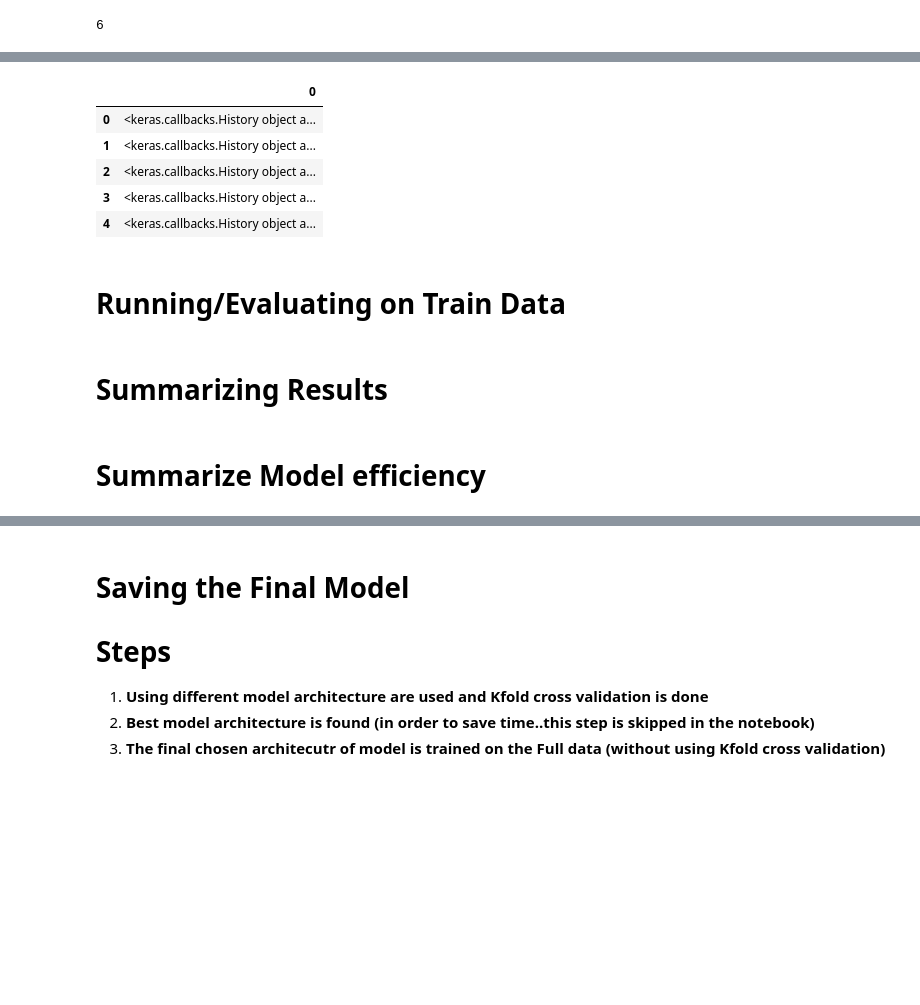
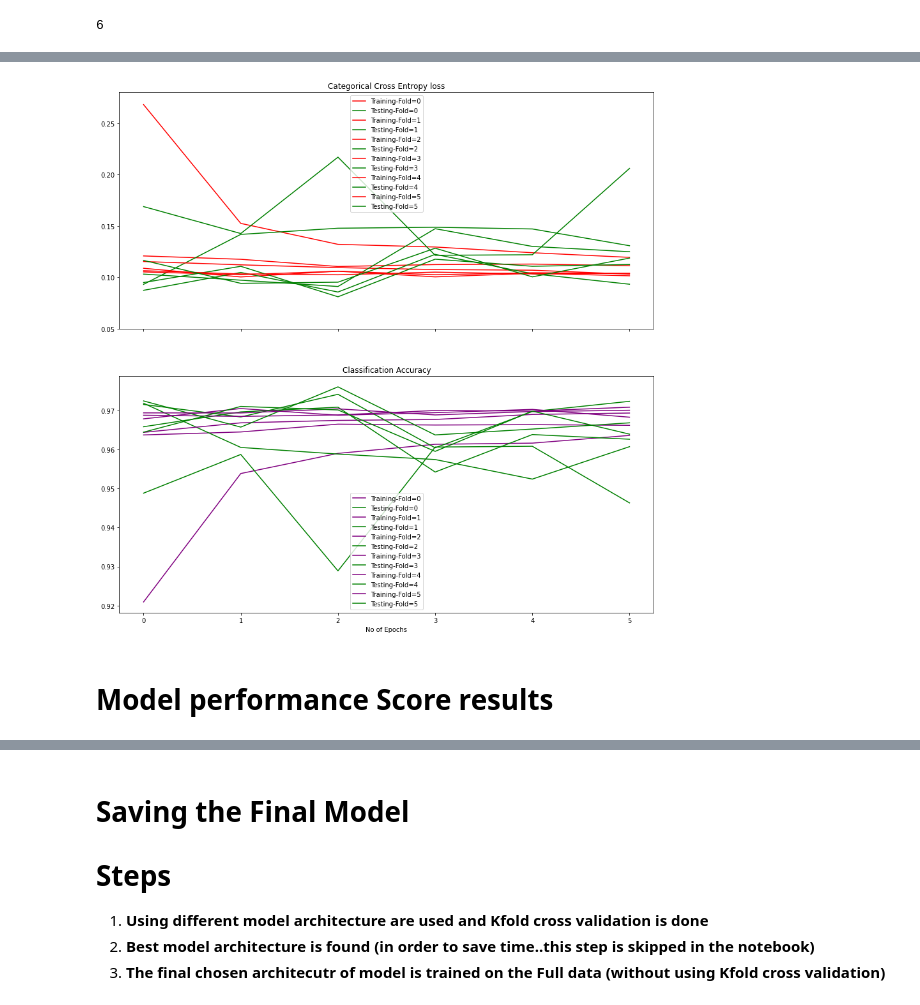
Before and after one commit to rohailkhan/Aj_Deep-Learning-with-Python, a Jupyter notebook: 11_Hand_written_digits_classification_with_CNN.ipynb, the cells around one changed output, grey strips where cells are left out. Cells and saved outputs as stored; diff of their text form; code cells hidden in the pictures; blank space fills up the shorter version.

```diff
--- a/11_Hand_written_digits_classification_with_CNN.ipynb
+++ b/11_Hand_written_digits_classification_with_CNN.ipynb
@@ -235,11 +228,0 @@ plt.show()
-# %%
-#save history in pandas
-histories_df=pd.DataFrame(histories)
-pd.DataFrame.from_dict(histories)
-# %% [output]
-|  | 0 |
-| 0 | <keras.callbacks.History object a... |
-| 1 | <keras.callbacks.History object a... |
-| 2 | <keras.callbacks.History object a... |
-| 3 | <keras.callbacks.History object a... |
-| 4 | <keras.callbacks.History object a... |
@@ -261,2 +228,0 @@ def evaluate_model(Xtrain, ytrain,model ):
-# %% [markdown]
-# Running/Evaluating on Train Data
@@ -273,5 +228,0 @@ scc , histt=run_test_harness()
-# %%
-for i in histt:
-  print(i.history)
-# %% [markdown]
-# Summarizing Results
@@ -294,3 +229,29 @@ summarize_diagnostics(histt)
-# %% [markdown]
-# **Summarize Model efficiency**
+# %%
+# removing outer labels
+def accruacy_Loss_results():
+    fig ,axx = plt.subplots(2,1, figsize=(15,15))
+    for i in range(6):
+
+      axx[0].plot(histories[i].history['loss']  ,label='Training-Fold='+str(i) ,color='r')
+      axx[0].plot(histories[i].history['val_loss'] , label='Testing-Fold='+str(i) ,color='green')
+      axx[0].legend()
+      axx[0].set_title('Categorical Cross Entropy loss')
+      axx[0].set_xlabel('No of Epochs')
+      axx[0].set_ylim(0.05, 0.28)
+      # sharing
+
+      axx[1].plot(histories[i].history['accuracy']  ,label='Training-Fold='+str(i), color='purple')
+      axx[1].plot(histories[i].history['val_accuracy'], label='Testing-Fold='+str(i) ,color='green')
+      axx[1].legend()
+      axx[1].set_title('Classification Accuracy')
+      axx[1].set_xlabel('No of Epochs')
+    for ax in axx.flat:
+      ax.label_outer()
+
+    plt.show()
+accruacy_Loss_results()
+# %% [output]
+[figure, added]
+# %% [markdown]
+# Model performance Score results
 # %%
```
Also changed, not shown: parts of 43 cells of this notebook.
